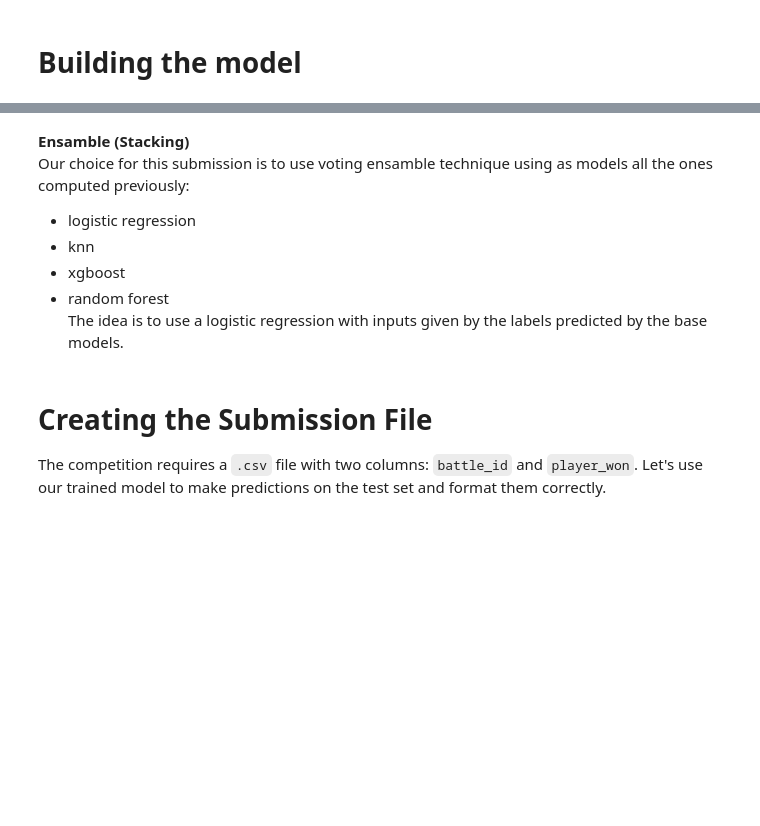
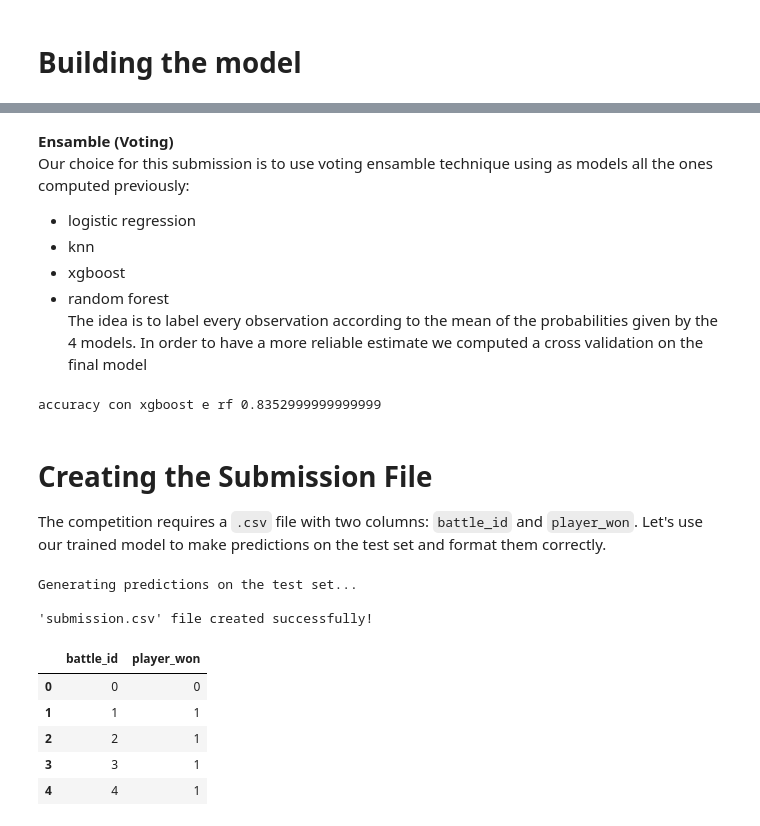
Before and after one commit to TommasoSbrenna/Challenge-FDS, a Jupyter notebook: notebook-definitivo.ipynb, the cells around one changed output, grey strips where cells are left out. Cells and saved outputs as stored; diff of their text form; code cells hidden in the pictures; blank space fills up the shorter version.

Commit message:
Kaggle Notebook | Notebook definitivo | 1st final submission

```diff
--- a/notebook-definitivo.ipynb
+++ b/notebook-definitivo.ipynb
@@ -709,8 +659,8 @@ pipe_xgb = Pipeline([
 # %% [markdown]
-**Ensamble (Stacking)**
+**Ensamble (Voting)**
 Our choice for this submission is to use voting ensamble technique using as models all the ones computed previously:
 - logistic regression
 - knn
 - xgboost
 - random forest\
-The idea is to use a logistic regression with inputs given by the labels predicted by the base models.
+The idea is to label every observation according to the mean of the probabilities given by the 4 models. In order to have a more reliable estimate we computed a cross validation on the final model
@@ -733,18 +667,28 @@ stack_tot = StackingClassifier(
-# %%
-param_grid = {
-    'final_estimator__C': [0.1, 1, 1.5, 2],
-    'final_estimator__penalty': ['l1', 'l2'],
-    'final_estimator__solver': ['liblinear', 'lbfgs']
-}
-
-grid_tot = GridSearchCV(stack_tot, param_grid, scoring = ["roc_auc", "accuracy"], refit = "accuracy",n_jobs = 4 , cv=5)
-grid_tot.fit(X_train_scaled_df, y_train)
-predictions_stack_tot = grid_tot.best_estimator_.predict(X_test_scaled_df)
-
-
-tot_results_df = pd.DataFrame(grid_tot.cv_results_)
-best_idx = grid_tot.best_index_
-acc_stack_tot = tot_results_df.loc[best_idx, 'mean_test_accuracy']
-print(acc_stack_tot)
+# %%
+from sklearn.ensemble import VotingClassifier
+
+log_clf = best_log_reg
+knn_clf = KNeighborsClassifier(n_neighbors = 18)
+
+
+# voting with logistic regression, knn, xgboost and random forest
+
+voting_xgb_rf = VotingClassifier(
+    estimators=[
+        ('lr', log_clf),
+        ('xgb', xgb_clf),
+        ('knn', knn_clf),
+        ('rf', rf_clf)
+    ],
+    voting='soft'  # --> average predicted probabilities
+)
+voting_acc_xgb_rf = cross_val_score(voting_xgb_rf, X_train_scaled, y_train, cv = 5).mean()
+voting_xgb_rf.fit(X_train, y_train)
+predictions_vot_xgb_rf = voting_xgb_rf.predict(X_test)
+
+
+print(f"accuracy con xgboost e rf {voting_acc_xgb_rf}")
+# %% [output]
+accuracy con xgboost e rf 0.8352999999999999
 # %% [markdown]
 # **Creating the Submission File**
@@ -752,17 +697,27 @@ The competition requires a `.csv` file with two columns: `battle_id` and `player
 # %%
 # Make predictions on the test data
 print("Generating predictions on the test set...")
 #test_predictions = model.predict(X_test)
 
 # Create the submission DataFrame
 submission_df = pd.DataFrame({
     'battle_id': test_df['battle_id'],
     #'player_won': test_predictions
-    'player_won': predictions_stack_tot
+    'player_won': predictions_vot_xgb_rf
 })
 
 # Save the DataFrame to a .csv file
 submission_df.to_csv('submission.csv', index=False)
 
 print("\n'submission.csv' file created successfully!")
 display(submission_df.head())
+# %% [output]
+Generating predictions on the test set...
+
+'submission.csv' file created successfully!
+|  | battle_id | player_won |
+| 0 | 0 | 0 |
+| 1 | 1 | 1 |
+| 2 | 2 | 1 |
+| 3 | 3 | 1 |
+| 4 | 4 | 1 |
```
Also changed, not shown: parts of 24 cells of this notebook.
